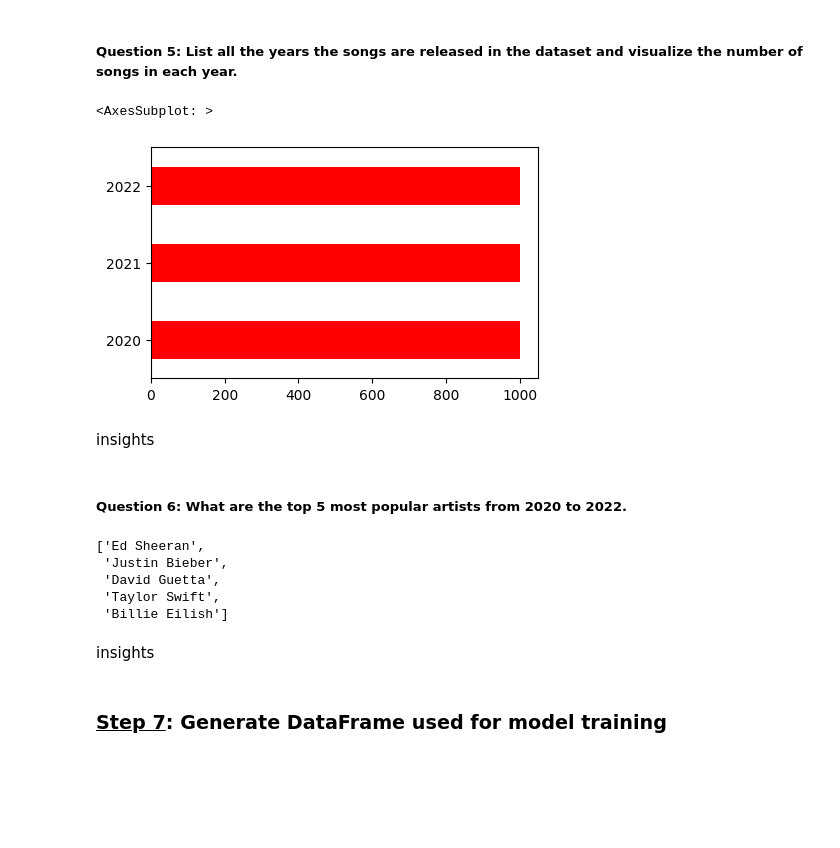
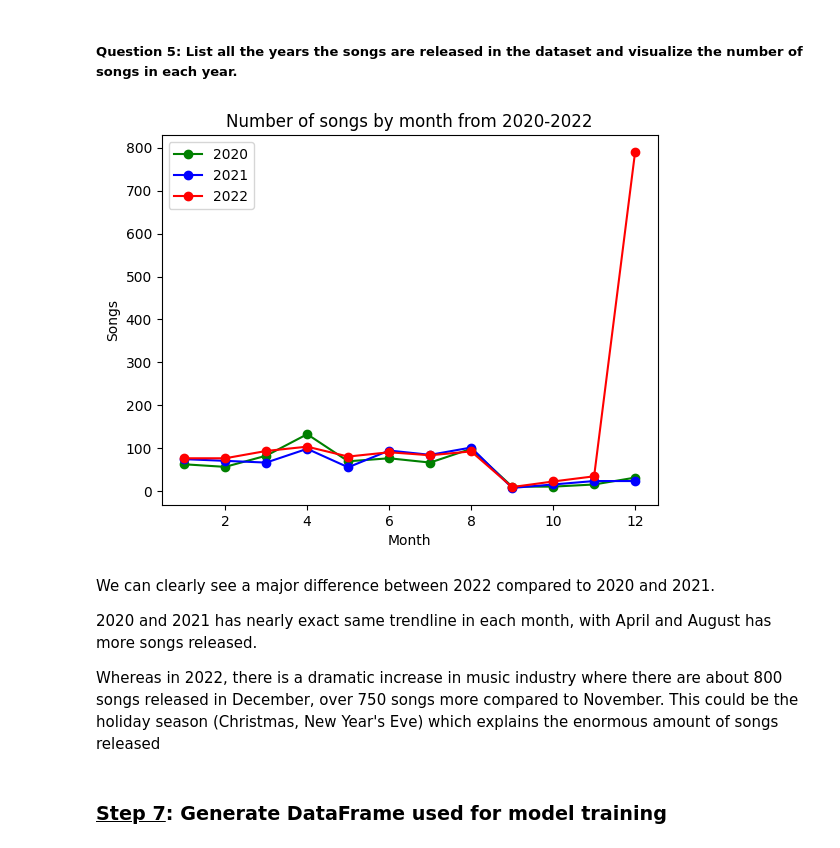
Before and after one commit to quytrungg/Final_Project_CSC14119, a Jupyter notebook: data_exploration/components/songs_data_exploration.ipynb, the cells around one changed output. Cells and saved outputs as stored; diff of their text form; code cells hidden in the pictures; blank space fills up the shorter version.

Commit message:
Update markdown data crawling, update songs_data crawling and songs_data exploration, update code in songs_data modeling and upload songs_recommendation_system notebook file

```diff
--- a/data_exploration/components/songs_data_exploration.ipynb
+++ b/data_exploration/components/songs_data_exploration.ipynb
@@ -337,25 +341,29 @@ insights
 # %% [markdown]
 ##### Question 5: List all the years the songs are released in the dataset and visualize the number of songs in each year.
-# %%
-songs_df['released_date'].dt.year.value_counts().sort_index(ascending=True) \
-                        .plot.barh(figsize=(5, 3), color='red')
-# %% [output]
-<AxesSubplot: >
-[figure, removed]
-# %% [markdown]
-insights
-# %% [markdown]
-##### Question 6: What are the top 5 most popular artists from 2020 to 2022.
-# %%
-songs_df[songs_df['released_date'].dt.year.between(2020, 2022)]['artist'].explode().value_counts().nlargest(n=5).index.to_list()
-# %% [output]
-['Ed Sheeran',
- 'Justin Bieber',
- 'David Guetta',
- 'Taylor Swift',
- 'Billie Eilish']
-# %% [markdown]
-insights
+# %%
+temp_df = songs_df
+temp_df['year'] = temp_df['released_date'].dt.year
+temp_df['month'] = temp_df['released_date'].dt.month
+num_songs_by_month_df = temp_df[temp_df['year'].between(2020, 2022)].groupby(['year', 'month']).size()
+num_songs_by_month_df = pd.DataFrame(num_songs_by_month_df.to_numpy().reshape(12, 3), columns=[2020, 2021, 2022], index=range(1, 13))
+
+plt.plot(num_songs_by_month_df.iloc[:, 0].keys(), num_songs_by_month_df.iloc[:, 0], '-go')
+plt.plot(num_songs_by_month_df.iloc[:, 1].keys(), num_songs_by_month_df.iloc[:, 1], '-bo')
+plt.plot(num_songs_by_month_df.iloc[:, 2].keys(), num_songs_by_month_df.iloc[:, 2], '-ro')
+
+plt.legend([2020, 2021, 2022])
+plt.xlabel("Month")
+plt.ylabel("Songs")
+plt.title('Number of songs by month from 2020-2022')
+plt.show()
+# %% [output]
+[figure, added]
+# %% [markdown]
+We can clearly see a major difference between 2022 compared to 2020 and 2021.
+
+2020 and 2021 has nearly exact same trendline in each month, with April and August has more songs released.
+
+Whereas in 2022, there is a dramatic increase in music industry where there are about 800 songs released in December, over 750 songs more compared to November. This could be the holiday season (Christmas, New Year's Eve) which explains the enormous amount of songs released
 # %% [markdown]
 ### <b><u>Step 7</u>: Generate DataFrame used for model training</b>
 # %%
```
Also changed, not shown: parts of 10 cells of this notebook, 4 other files.
